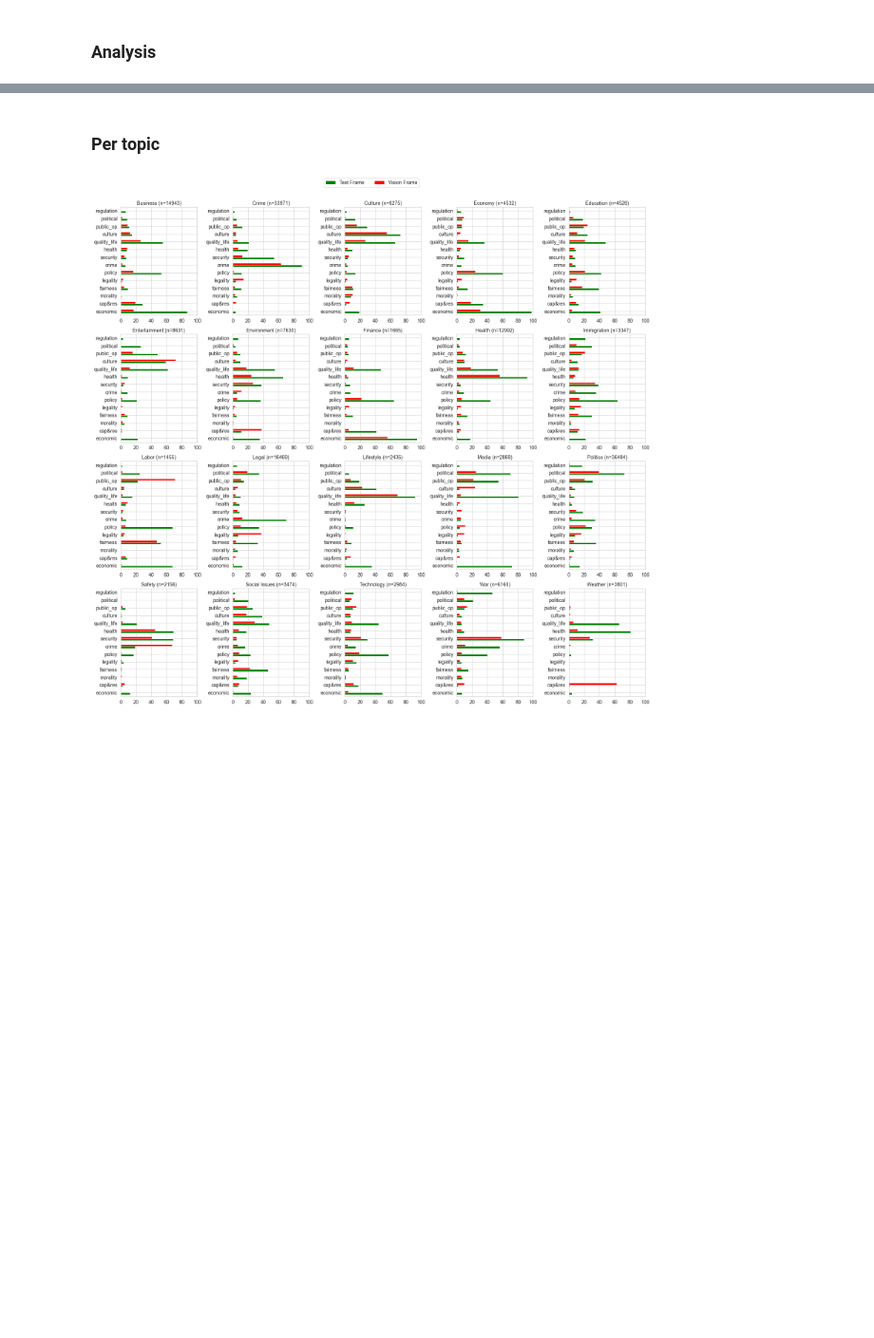
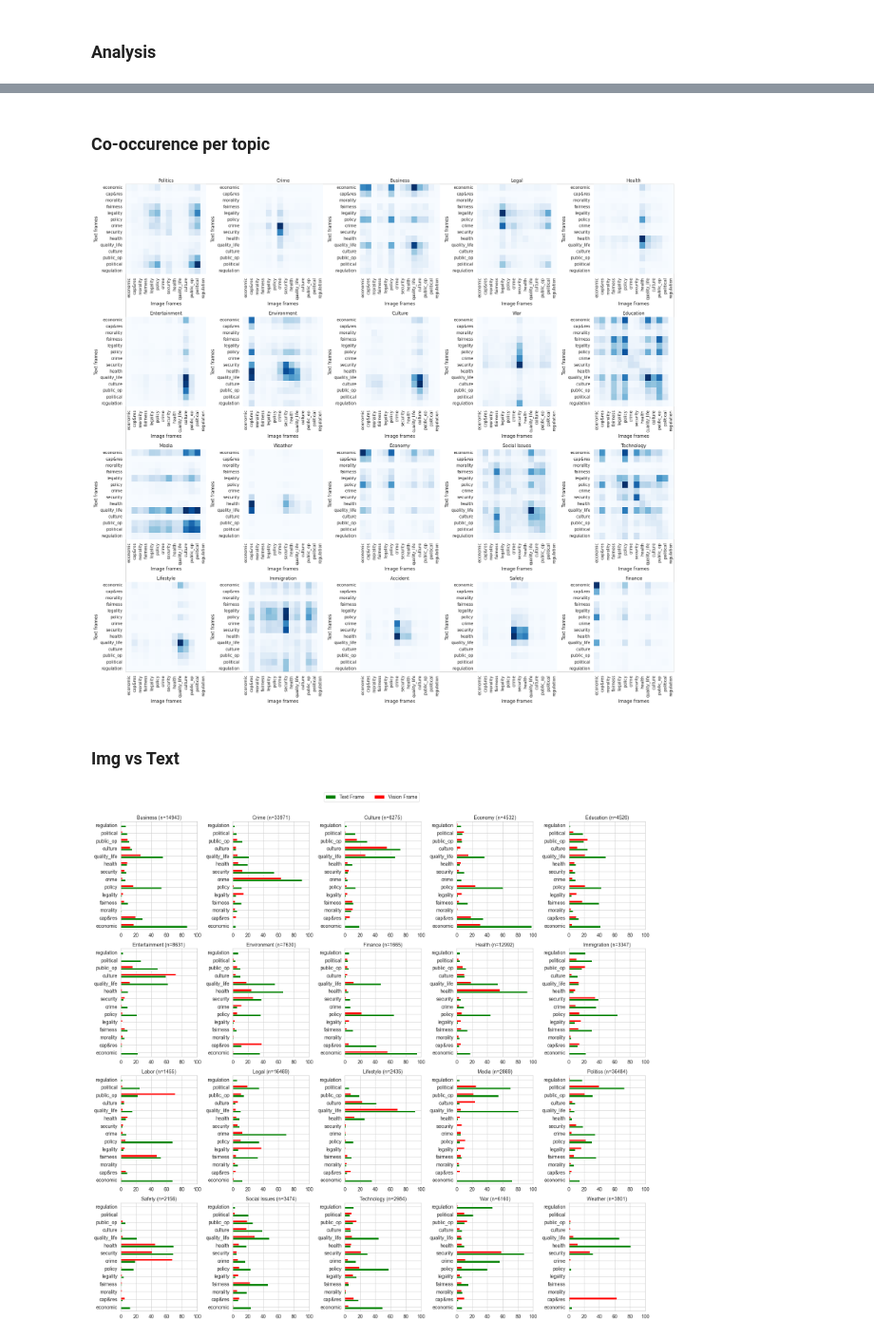
Before and after one commit to copenlu/frame-align, a Jupyter notebook: notebooks/Annotation Analysis.ipynb, the cells around one changed output, grey strips where cells are left out. Shown at 95% size. Saved outputs shown, nothing was run; the diff lists cells and outputs as text; code cells hidden in the pictures; blank space fills up the shorter version.

```diff
--- a/notebooks/Annotation Analysis.ipynb
+++ b/notebooks/Annotation Analysis.ipynb
@@ -54,8 +79,3 @@ See the caveats in the documentation: https://pandas.pydata.org/pandas-docs/stab
-# %%
-combined_topic_df = combined_topic_df[combined_topic_df['text-frame-len']>0]
-combined_topic_df = combined_topic_df[combined_topic_df['img-frame-len']>0]
-# %%
-combined_topic_df = combined_topic_df[combined_topic_df['text-frame-len']<5]
 # %%
 len(combined_topic_df)
 # %% [output]
@@ -100,8 +87,8 @@ Index(['text-topic', 'text-topic-exp', 'text-entity-name',
-# %% [markdown]
-### Per topic
 # %%
-top_topic_list = list(combined_topic_df['gpt_topic'].value_counts()[:20].keys())
-top_topic_df = combined_topic_df[combined_topic_df['gpt_topic'].isin(top_topic_list)]
+top_topic_list = list(combined_topic_df['gpt-topic'].value_counts()[:20].keys())
+top_topic_df = combined_topic_df[combined_topic_df['gpt-topic'].isin(top_topic_list)]
 # %%
 sns.set(style="whitegrid")
 sns.set_color_codes("dark")
+# %% [markdown]
+### Co-occurence per topic
@@ -108,3 +98,27 @@ sns.set_color_codes("dark")
+# %%
+# Co-occurrence matrix for text, image frames for top topics
+fig, ax = plt.subplots(figsize=(22,20))
+plt.xticks([])
+plt.yticks([])
+for i, topic in enumerate(top_topic_list):
+    topic_df = top_topic_df[top_topic_df['gpt-topic']==topic]
+    cooc_matrix = pd.DataFrame(0, index=valid_frames, columns=valid_frames)
+    for _, (txt_frm_list, img_frm_list) in topic_df[['text-generic-frame', 'img-generic-frame']].iterrows():
+        for txt_frm in txt_frm_list:
+            for img_frm in img_frm_list:
+                if txt_frm in valid_frames and img_frm in valid_frames:
+                    cooc_matrix.loc[txt_frm, img_frm] += 1
+    ax = plt.subplot(4,5,i+1)
+    sns.heatmap(cooc_matrix, cmap='Blues', cbar=False)
+    plt.title(topic)
+    plt.xlabel('Image frames')
+    plt.ylabel('Text frames')
+plt.tight_layout()
+plt.show()
+# %% [output]
+[figure, added]
+# %% [markdown]
+### Img vs Text
 # %%
 # top_topic_df = combined_topic_df[combined_topic_df['gpt_topic'].isin(top_topic_list)]
 # Grouped bar plot for each topic
```
Also changed, not shown: parts of 31 cells of this notebook, 1 other file.
